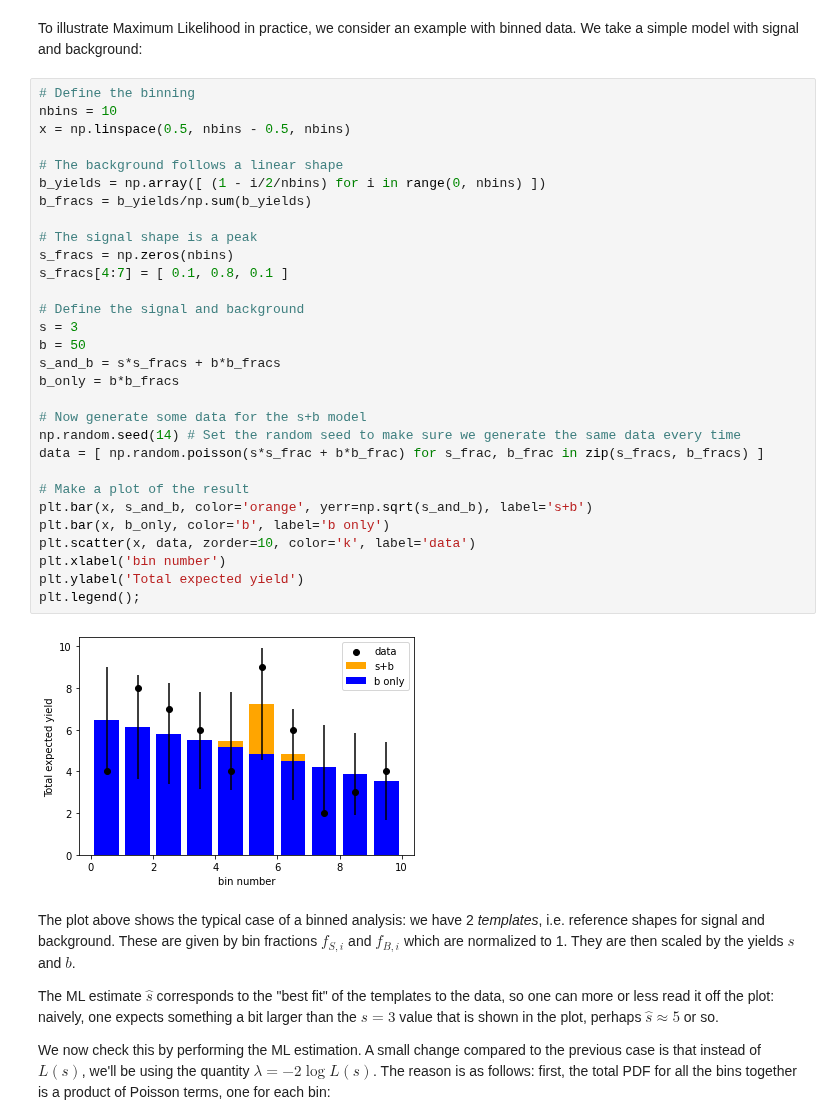
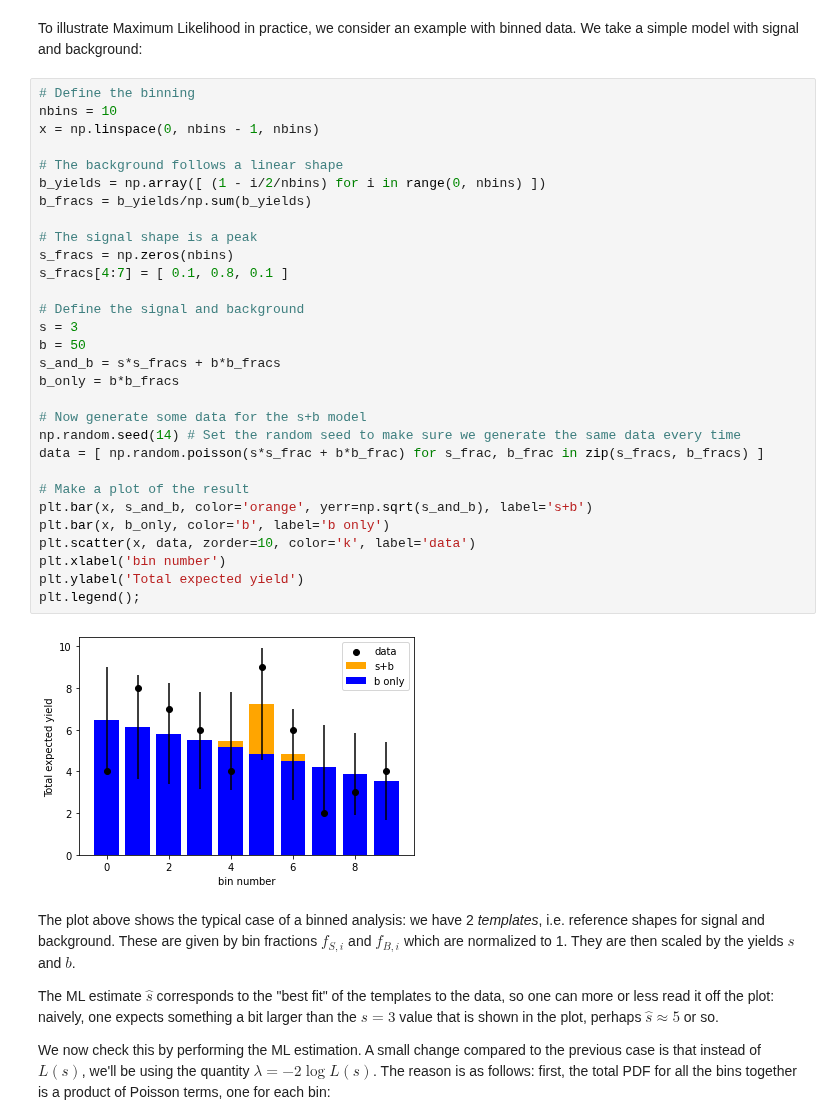
Before and after one commit to fastprof-hep/stats-tutorial, a Jupyter notebook: SOS2022/lecture1_solutions.ipynb, the cells around one changed output. Saved outputs shown, nothing was run; the diff lists cells and outputs as text.

```diff
--- a/SOS2022/lecture1_solutions.ipynb
+++ b/SOS2022/lecture1_solutions.ipynb
@@ -19,35 +19,35 @@ To illustrate Maximum Likelihood in practice, we consider an example with binned
 # %%
 # Define the binning
 nbins = 10
-x = np.linspace(0.5, nbins - 0.5, nbins)
+x = np.linspace(0, nbins - 1, nbins)
 
 # The background follows a linear shape
 b_yields = np.array([ (1 - i/2/nbins) for i in range(0, nbins) ])
 b_fracs = b_yields/np.sum(b_yields)
 
 # The signal shape is a peak
 s_fracs = np.zeros(nbins)
 s_fracs[4:7] = [ 0.1, 0.8, 0.1 ]
 
 # Define the signal and background
 s = 3
 b = 50
 s_and_b = s*s_fracs + b*b_fracs
 b_only = b*b_fracs
 
 # Now generate some data for the s+b model
 np.random.seed(14) # Set the random seed to make sure we generate the same data every time
 data = [ np.random.poisson(s*s_frac + b*b_frac) for s_frac, b_frac in zip(s_fracs, b_fracs) ]
 
 # Make a plot of the result
 plt.bar(x, s_and_b, color='orange', yerr=np.sqrt(s_and_b), label='s+b')
 plt.bar(x, b_only, color='b', label='b only')
 plt.scatter(x, data, zorder=10, color='k', label='data')
 plt.xlabel('bin number')
 plt.ylabel('Total expected yield')
 plt.legend();
 # %% [output]
-[figure, old version]
+[figure, new version]
 # %% [markdown]
 The plot above shows the typical case of a binned analysis: we have 2 *templates*, i.e. reference shapes for signal and background. These are given by bin fractions $f_{S,i}$ and $f_{B,i}$ which are normalized to 1. They are then scaled by the yields $s$ and $b$.
 
```
Also changed, not shown: parts of 4 cells of this notebook, 3 other files.
